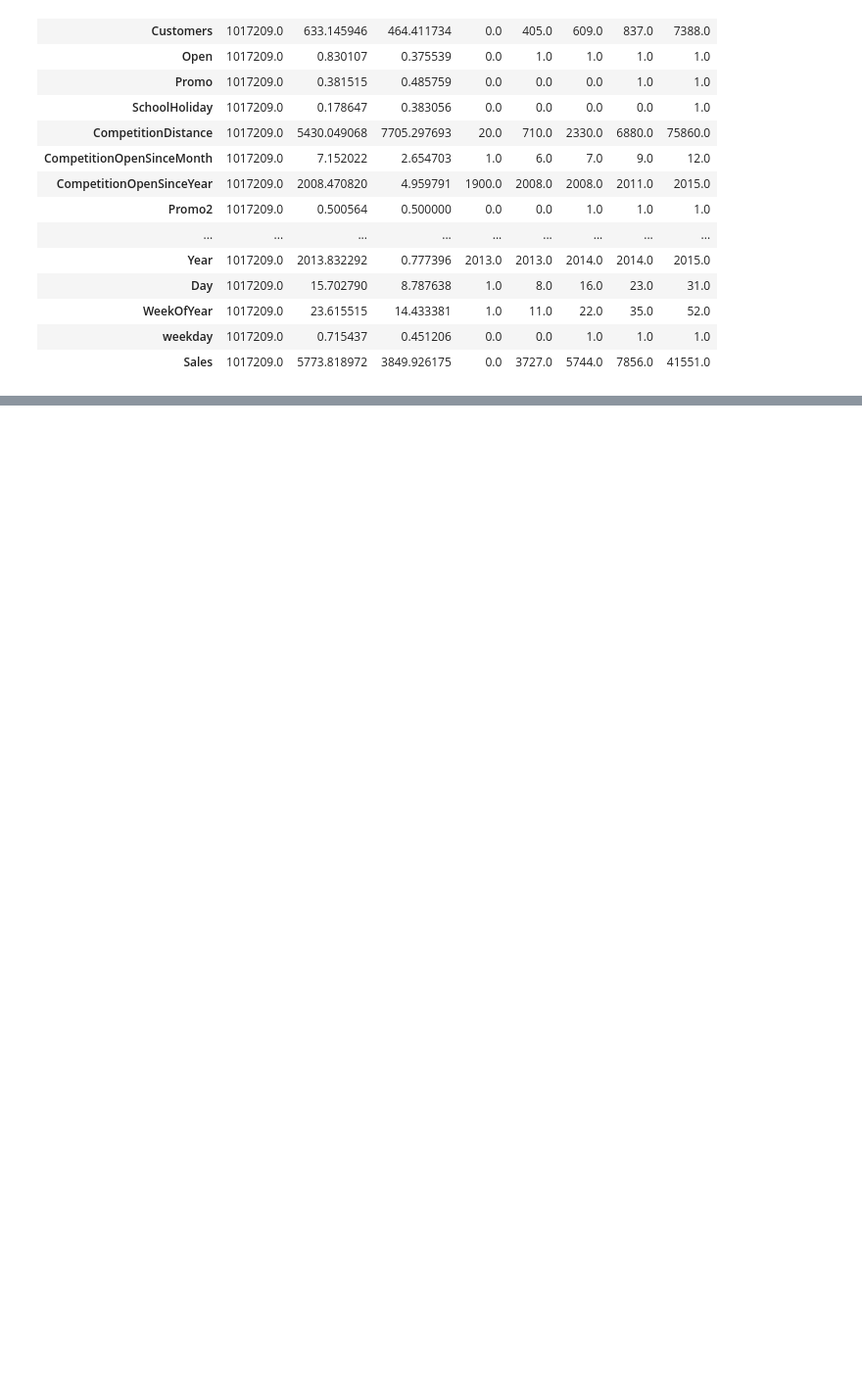
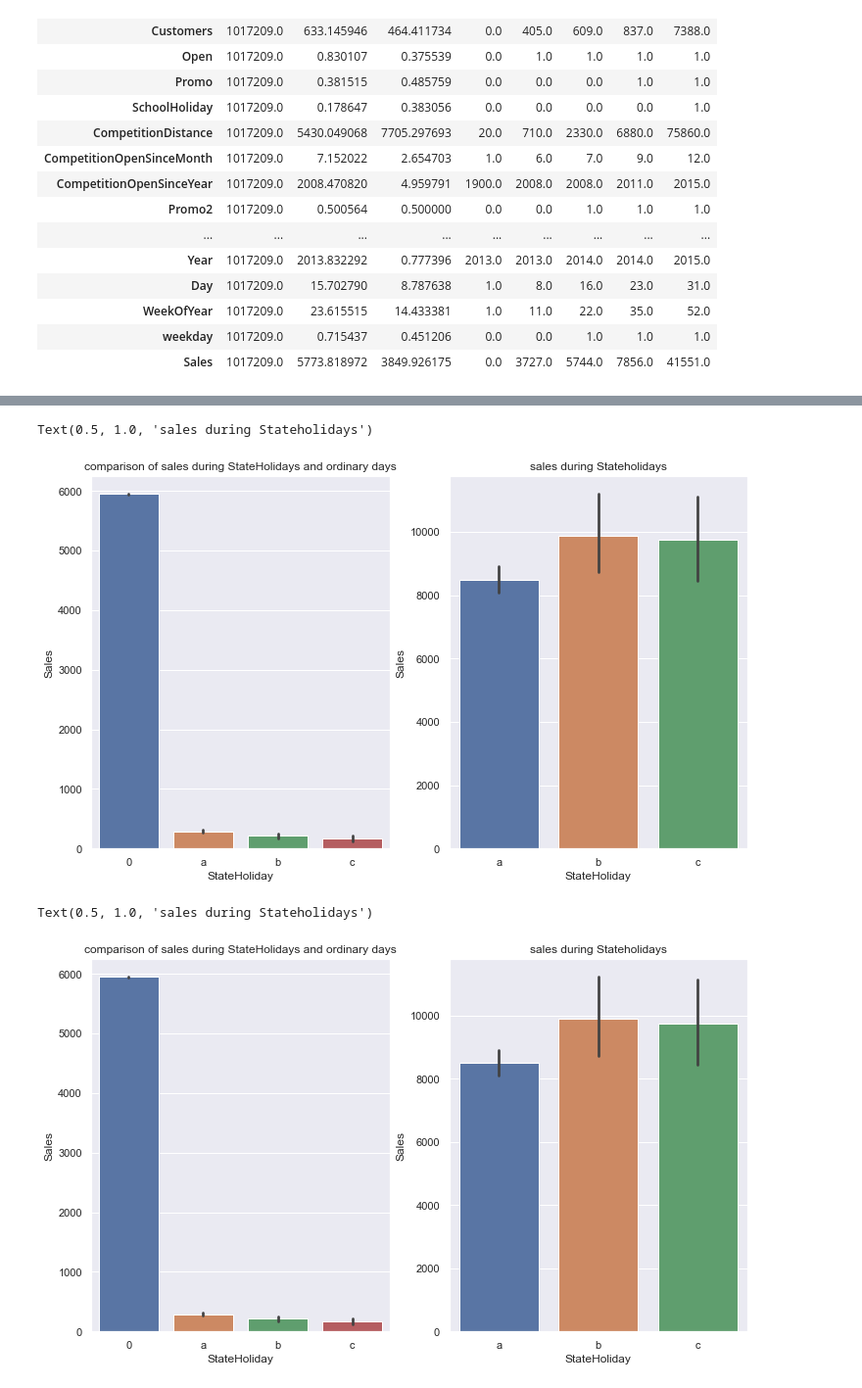
Before and after one commit to DiyeMark/Pharmaceutical-Sales-Prediction, a Jupyter notebook: notebooks/data_exploration.ipynb, the cells around one changed output, grey strips where cells are left out. Shown: that part at 98% size. Cells and saved outputs as stored; diff of their text form; code cells hidden in the pictures; blank space fills up the shorter version.

```diff
--- a/notebooks/data_exploration.ipynb
+++ b/notebooks/data_exploration.ipynb
@@ -294,0 +375,11 @@ train_set.describe().transpose()
+# %%
+fig, (axis1,axis2) = plt.subplots(1,2,figsize=(12,7))
+sns.barplot(x='StateHoliday', y='Sales', data=train_set, ax=axis1).set_title('comparison of sales during StateHolidays and ordinary days')
+
+mask = (train_set["StateHoliday"] != "0") & (train_set["Sales"] > 0)
+sns.barplot(x='StateHoliday', y='Sales', data=train_set[mask], ax=axis2).set_title('sales during Stateholidays')
+# %% [output]
+Text(0.5, 1.0, 'sales during Stateholidays')
+[figure, added]
+Text(0.5, 1.0, 'sales during Stateholidays')
+[figure, added]
```
Also changed, not shown: parts of 17 cells of this notebook.
